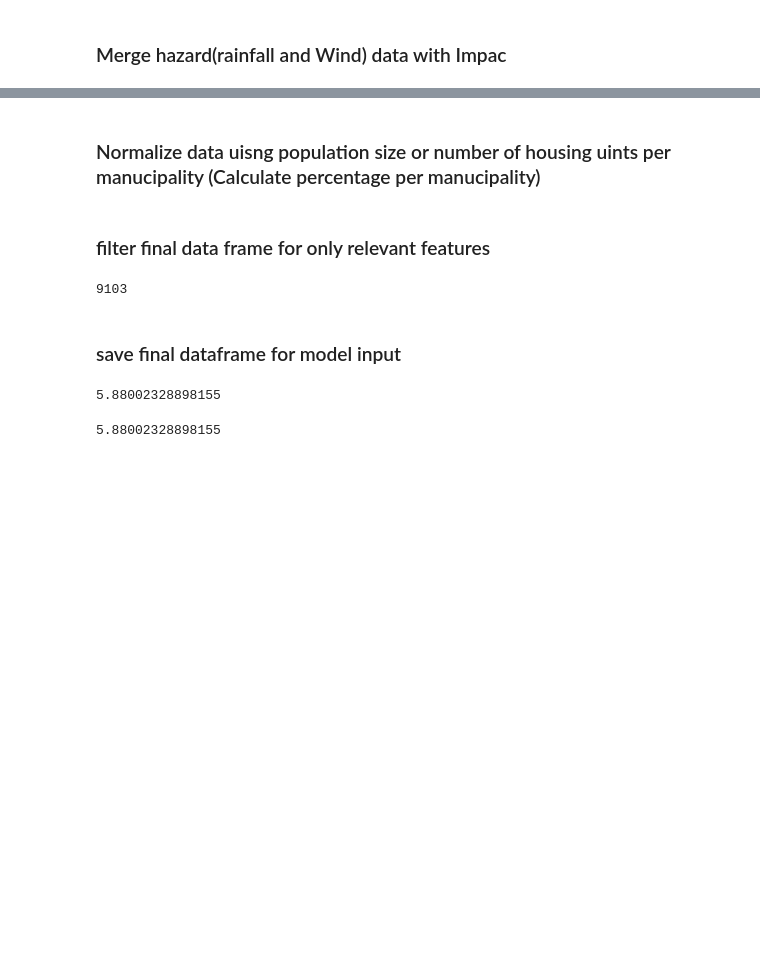
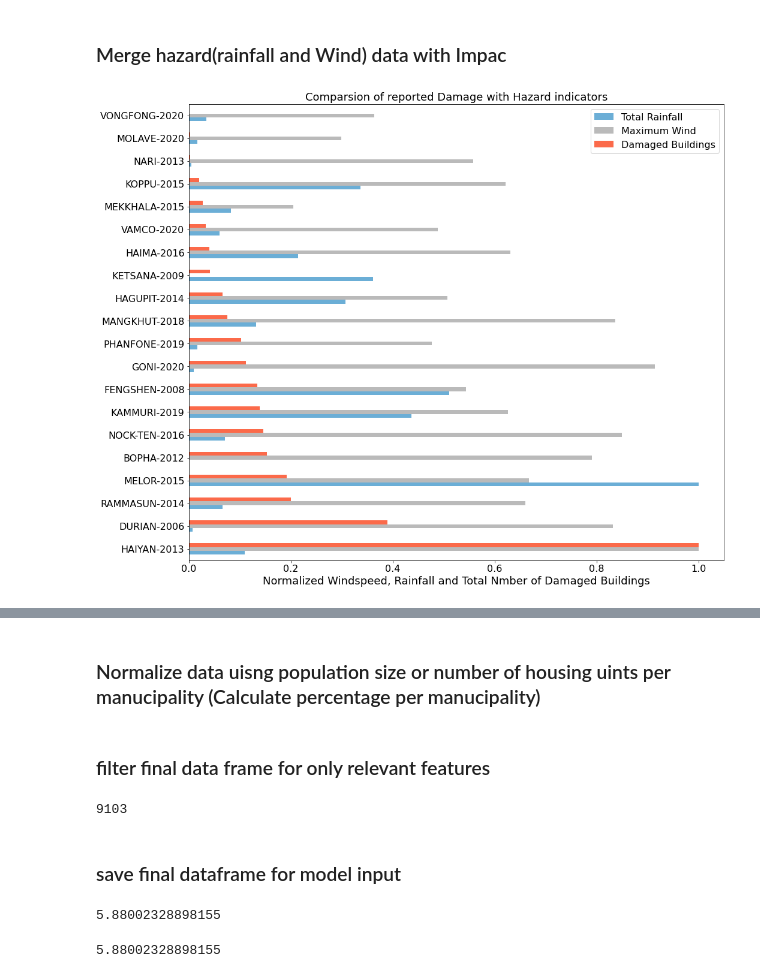
Before and after one commit to rodekruis/Typhoon-Impact-based-forecasting-model, a Jupyter notebook: IBF-Typhoon-model/documentation/notebooks/pre_disaster_indicators.ipynb, the cells around one changed output, grey strips where cells are left out. Saved outputs shown, nothing was run; the diff lists cells and outputs as text; code cells hidden in the pictures; blank space fills up the shorter version.

```diff
--- a/IBF-Typhoon-model/documentation/notebooks/pre_disaster_indicators.ipynb
+++ b/IBF-Typhoon-model/documentation/notebooks/pre_disaster_indicators.ipynb
@@ -265,7 +277,7 @@ for typhoon in typhoons:
     # Path to the rainfall excel sheet per typhoon
     wind_path = os.path.join(
         wor_dir,
-        "IBF-typhoon-model\\data\\wind_data\\output",
+        "data/wind_data/output",
         typhoon +
         "_windgrid_output.csv",
     )
@@ -275,11 +287,15 @@ for typhoon in typhoons:
                                    "dis_track_min": df_temp["dis_track_min"] })
     df_wind_single['typhoon']=typhoon
     df_wind_final = df_wind_final.append(df_wind_single)
+# %%
+df_wind_final['typhoon_name']=df_wind_final['typhoon'].apply(lambda x:(x[:-4].upper()+'-'+x[-4:]))
+
+df_wind=df_wind_final[['typhoon_name','v_max']].groupby('typhoon_name').max().sort_values(by='v_max',ascending=False)#.head(n=10)
+df_wind.reset_index(inplace=True)
 # %% [markdown]
 ### Add rainfall data
 # %%
 # Path to the rainfall excel sheet per typhoon
-rain_path = os.path.join(wor_dir,"IBF-typhoon-model\\data\\rainfall_data\\rainfall_data.csv")
+rain_path = os.path.join(wor_dir,"data/rainfall_data/rainfall_data.csv")
 df_rain_final = pd.read_csv(rain_path)
 df_rain_final=df_rain_final[df_rain_final.typhoon.isin(typhoons)]
-display(df_rain_final)
@@ -301,4 +303,4 @@ display(df_rain_final)
 ### Merge rainfall and Wind data
 # %%
 df_hazard = pd.merge(df_rain_final, df_wind_final,  how='left', left_on=['Mun_Code', 'typhoon'], right_on = ['Mun_Code', 'typhoon'])
-df_hazard=df_hazard[df_hazard['dis_track_min']<100]
+#df_hazard=df_hazard[df_hazard['dis_track_min']<100]
@@ -305,3 +331,37 @@ df_hazard=df_hazard[df_hazard['dis_track_min']<100]
 # %% [markdown]
 ### Merge hazard(rainfall and Wind) data with Impac
+# %%
+df_impact_hazard['typhoon_name']=df_impact_hazard['typhoon'].apply(lambda x:(x[:-4].upper()+'-'+x[-4:]))
+
+df_im_haz=df_impact_hazard[['typhoon_name','rainfall_Total','v_max','Totally']].groupby('typhoon_name').agg(rainfall_Total=('rainfall_Total', max), v_max=('v_max', max), Totally=('Totally', sum)).sort_values(by='Totally',ascending=False).head(n=20)
+
+def f(s):
+    rmalized_df=(s-s.min())/(s.max()-s.min())
+    return rmalized_df#s/s.max()
+
+df_im_haz=df_im_haz[['rainfall_Total','v_max','Totally']].apply(f, axis=0)
+
+df_im_haz.rename(columns={"rainfall_Total": "Total Rainfall", "v_max": "Maximum Wind", "Totally": "Damaged Buildings"},inplace=True)
+df_im_haz
+import matplotlib.pyplot as plt
+
+plt.rcParams.update({'font.size': 16})
+fig, ax = plt.subplots(figsize=(16, 14))
+
+
+df_im_haz.plot(ax=ax,kind='barh',color=['#6baed6','#bababa','#fb6a4a'])
+
+ax.set_title('Comparsion of reported Damage with Hazard indicators',fontsize=18)
+ax.set_xlabel('Normalized Windspeed, Rainfall and Total Nmber of Damaged Buildings',fontsize=18)
+ax.set_ylabel('',fontsize=14)
+
+
+fig.savefig('Hazard_damage_comparsion.jpg', format='jpg', dpi=400)
+
+
+
+
+#
+# %% [output]
+[figure, added]
 # %%
```
Also changed, not shown: parts of 18 cells of this notebook, 13 other files.
